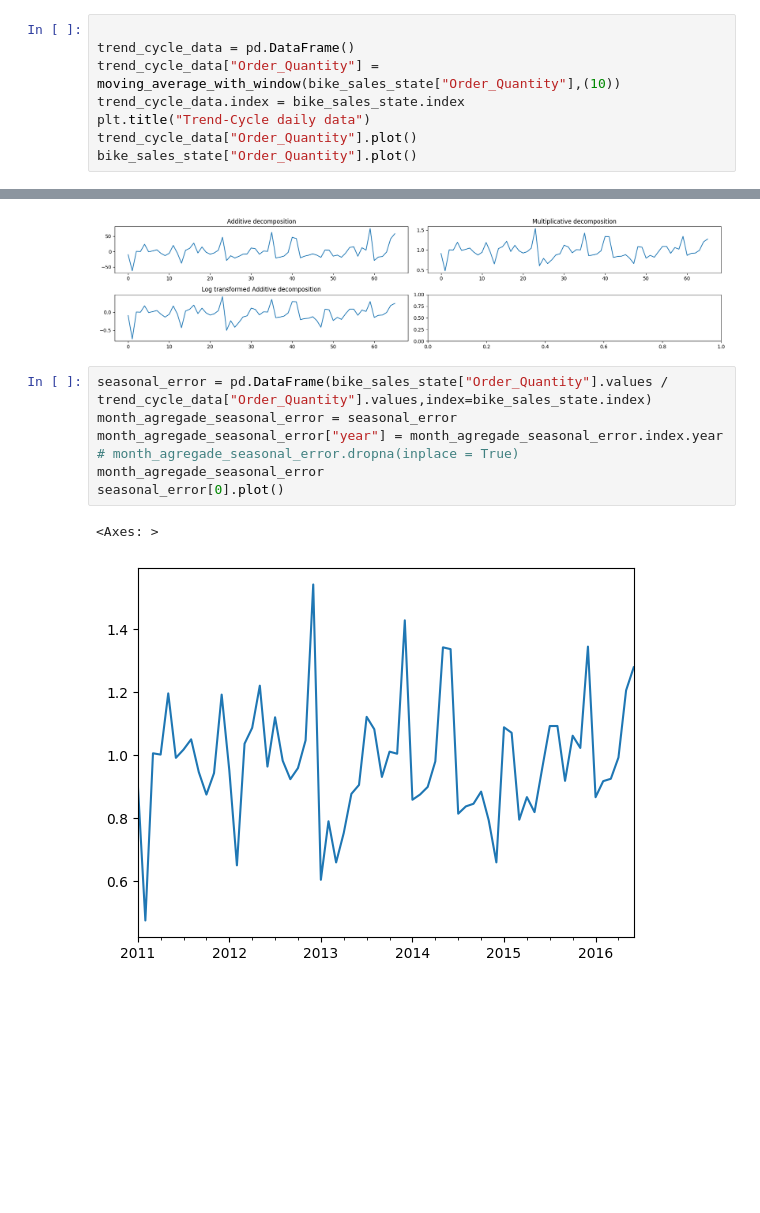
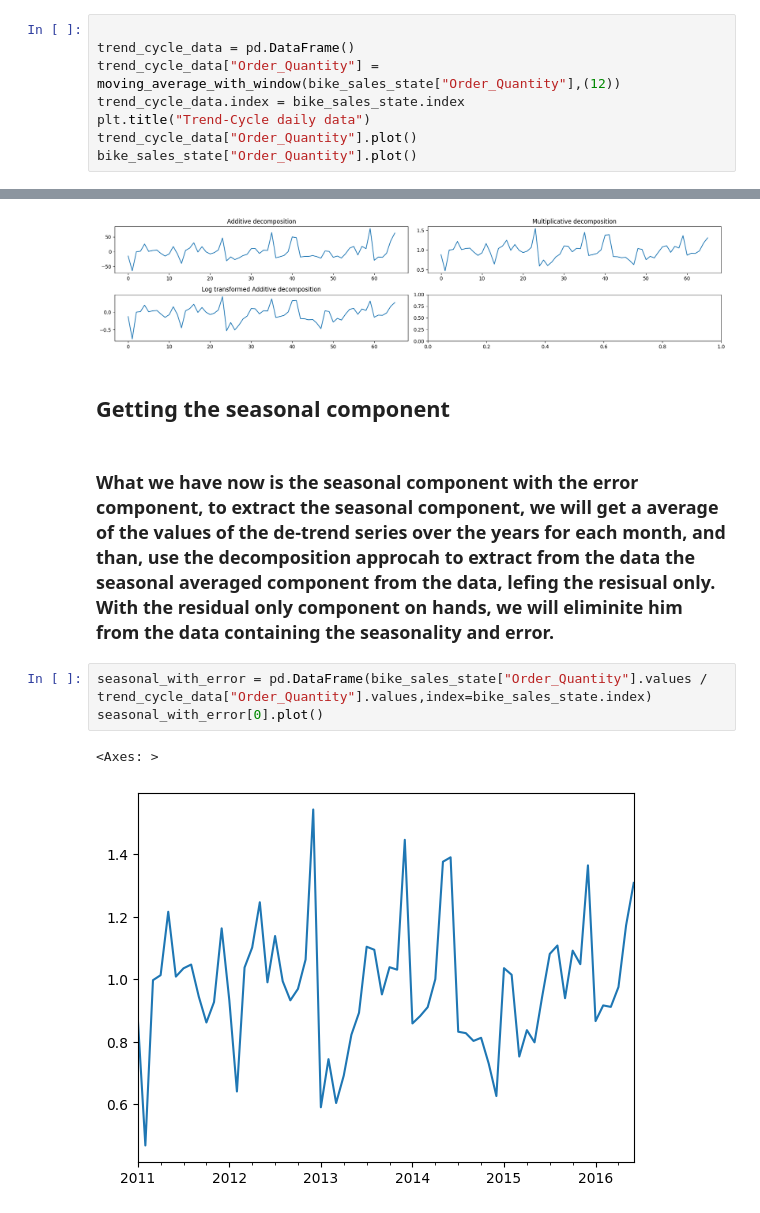
Before and after one commit to CaioMaxximus/Time_Series_Decomposition-bike_sales_america, a Jupyter notebook: time-series-decomposition-bike-sales-america.ipynb, the cells around one changed output, grey strips where cells are left out. Cells and saved outputs as stored; diff of their text form; blank space fills up the shorter version.

```diff
--- a/time-series-decomposition-bike-sales-america.ipynb
+++ b/time-series-decomposition-bike-sales-america.ipynb
@@ -182,7 +183,7 @@ array([2.  , 2.5 , 2.75, 3.25, 3.5 , 2.75, 1.75, 2.25, 2.75, 1.75, 1.25,
 # %%
 
 trend_cycle_data = pd.DataFrame()
-trend_cycle_data["Order_Quantity"] = moving_average_with_window(bike_sales_state["Order_Quantity"],(10))
+trend_cycle_data["Order_Quantity"] = moving_average_with_window(bike_sales_state["Order_Quantity"],(12))
 trend_cycle_data.index = bike_sales_state.index
 plt.title("Trend-Cycle daily data")
 trend_cycle_data["Order_Quantity"].plot()
@@ -213,15 +214,15 @@ axis[1][0].set_title("Log transformed Additive decomposition")
 plt.tight_layout()
 # %% [output]
 [figure]
+# %% [markdown]
+## Getting the seasonal component
+# %% [markdown]
+### What we have now is the seasonal component with the error component, to extract the seasonal component, we will get a average of the values of the de-trend series over the years for each month, and than, use the decomposition approcah to extract from the data the seasonal averaged component from the data, lefing the resisual only. With the residual only component on hands, we will eliminite him from the data containing the seasonality and error.
 # %%
-seasonal_error = pd.DataFrame(bike_sales_state["Order_Quantity"].values / trend_cycle_data["Order_Quantity"].values,index=bike_sales_state.index)
-month_agregade_seasonal_error = seasonal_error
-month_agregade_seasonal_error["year"] = month_agregade_seasonal_error.index.year
-# month_agregade_seasonal_error.dropna(inplace = True)
-month_agregade_seasonal_error
-seasonal_error[0].plot()
+seasonal_with_error = pd.DataFrame(bike_sales_state["Order_Quantity"].values / trend_cycle_data["Order_Quantity"].values,index=bike_sales_state.index)
+seasonal_with_error[0].plot()
 # %% [output]
 <Axes: >
-[figure, old version]
+[figure, new version]
 # %%
 import math
```
Also changed, not shown: parts of 8 cells of this notebook.
